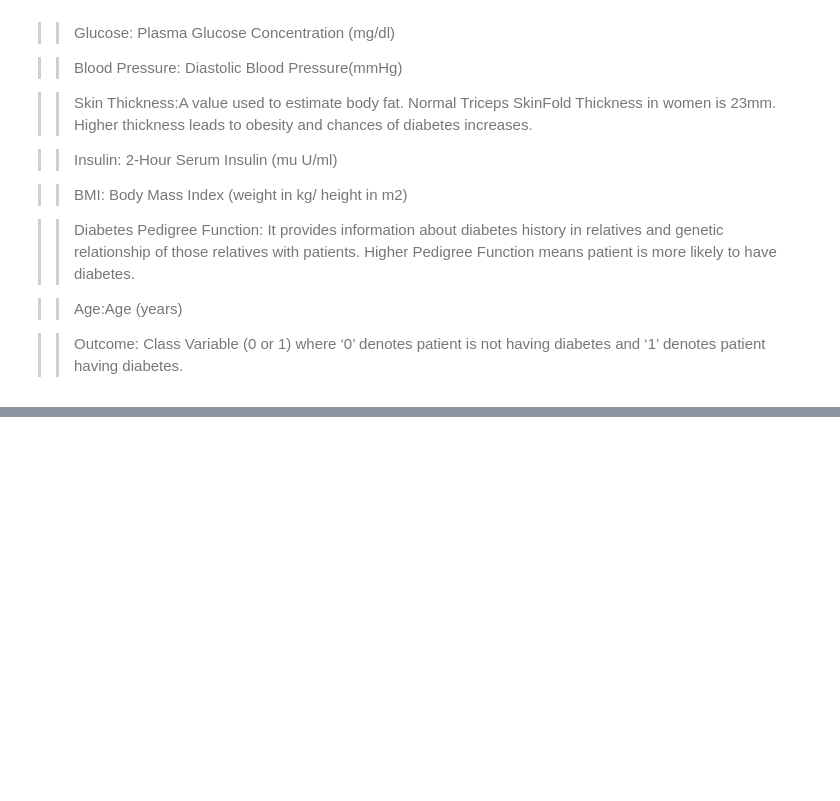
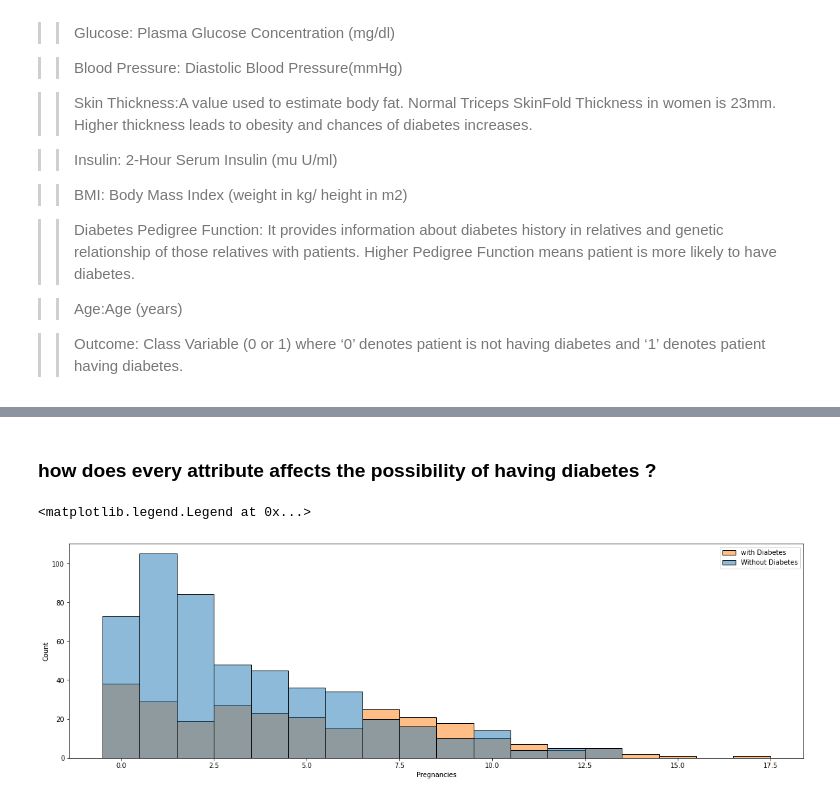
Before and after one commit to Sa3eedoo/Detecting-Pima-Indians-Diabetes-Database, a Jupyter notebook: Detecting Pima Indians Diabetes Database – Python Machine Learning Project.ipynb, the cells around one changed output, grey strips where cells are left out. Saved outputs shown, nothing was run; the diff lists cells and outputs as text; code cells hidden in the pictures; blank space fills up the shorter version.

```diff
--- a/Detecting Pima Indians Diabetes Database – Python Machine Learning Project.ipynb
+++ b/Detecting Pima Indians Diabetes Database – Python Machine Learning Project.ipynb
@@ -95,0 +109,11 @@
+# %%
+# replacing any 0 in Glucose, BloodPressure, SkinThickness, Insulin, BMI, DiabetesPedigreeFunction, Age with None
+df['Glucose'].replace([0], [None], inplace=True)
+df['BloodPressure'].replace([0], [None], inplace=True)
+df['SkinThickness'].replace([0], [None], inplace=True)
+df['Insulin'].replace([0], [None], inplace=True)
+df['BMI'].replace([0], [None], inplace=True)
+df['DiabetesPedigreeFunction'].replace([0], [None], inplace=True)
+df['Age'].replace([0], [None], inplace=True)
+
+df.isnull().sum()
@@ -95,0 +131,6 @@
+# %%
+# forward fill NaN values down
+# replace NaN values with the previous value in the column
+df.fillna(method = 'ffill', axis = 0, inplace=True)
+
+df.isnull().sum()
@@ -95,0 +148,5 @@
+# %%
+# drop remaining missing values
+df.dropna(inplace=True)
+
+df.isnull().sum()
@@ -95,0 +164,4 @@
+# %%
+# resulting data frame
+df.index = np.arange(1, len(df) + 1)
+df
@@ -95,0 +187,9 @@
+# %% [markdown]
+### how does every attribute affects the possibility of having diabetes ?
+# %%
+plt.figure(figsize=(20,6))
+sns.histplot(x='Pregnancies',hue = 'Outcome', data=df, legend=True, discrete=True)
+plt.legend(["with Diabetes", "Without Diabetes"])
+# %% [output]
+<matplotlib.legend.Legend at 0x...>
+[figure, added]
```
Also changed, not shown: parts of 75 cells of this notebook.
